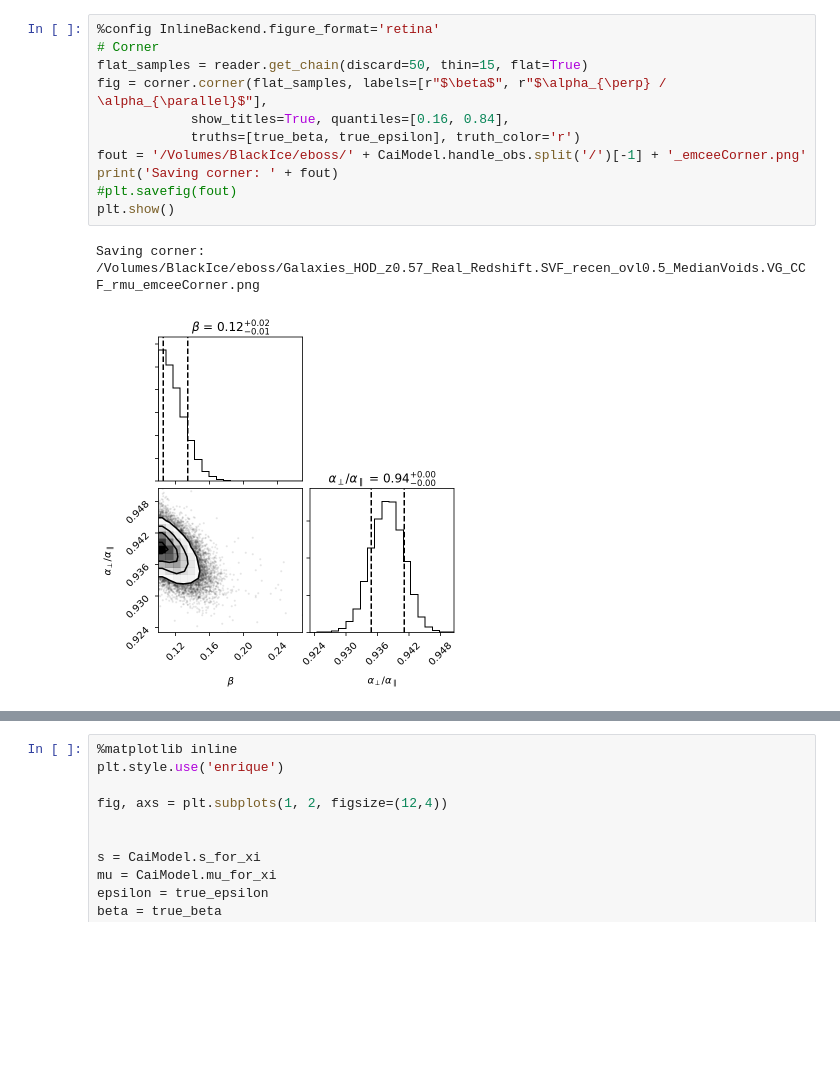
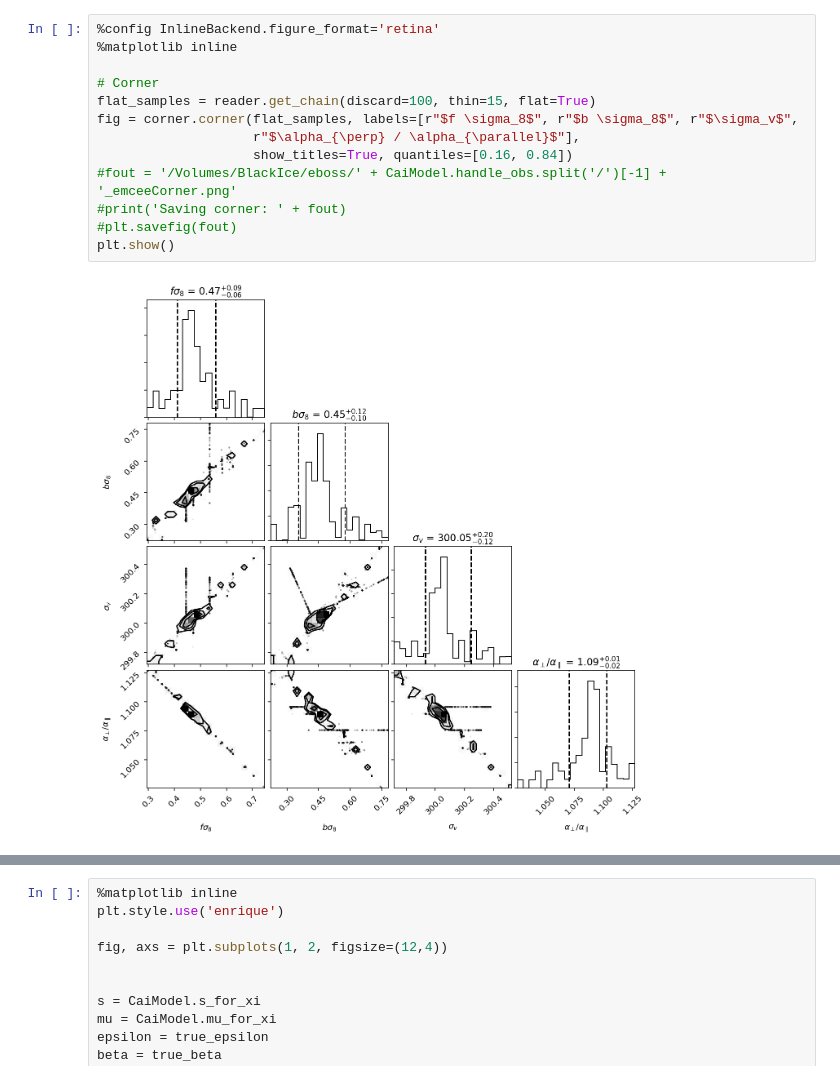
Before and after one commit to epaillas/old_VoidFinder, a Jupyter notebook: plot_mcmc.ipynb, the cells around one changed output, grey strips where cells are left out. Cells and saved outputs as stored; diff of their text form; blank space fills up the shorter version.

```diff
--- a/plot_mcmc.ipynb
+++ b/plot_mcmc.ipynb
@@ -83,14 +85,15 @@ true_epsilon: 1
 # %%
 %config InlineBackend.figure_format='retina'
+%matplotlib inline
+
 # Corner
-flat_samples = reader.get_chain(discard=50, thin=15, flat=True)
-fig = corner.corner(flat_samples, labels=[r"$\beta$", r"$\alpha_{\perp} / \alpha_{\parallel}$"],
-            show_titles=True, quantiles=[0.16, 0.84],
-            truths=[true_beta, true_epsilon], truth_color='r')
-fout = '/Volumes/BlackIce/eboss/' + CaiModel.handle_obs.split('/')[-1] + '_emceeCorner.png'
-print('Saving corner: ' + fout)
+flat_samples = reader.get_chain(discard=100, thin=15, flat=True)
+fig = corner.corner(flat_samples, labels=[r"$f \sigma_8$", r"$b \sigma_8$", r"$\sigma_v$",
+                    r"$\alpha_{\perp} / \alpha_{\parallel}$"],
+                    show_titles=True, quantiles=[0.16, 0.84])
+#fout = '/Volumes/BlackIce/eboss/' + CaiModel.handle_obs.split('/')[-1] + '_emceeCorner.png'
+#print('Saving corner: ' + fout)
 #plt.savefig(fout)
 plt.show()
 # %% [output]
-Saving corner: /Volumes/BlackIce/eboss/Galaxies_HOD_z0.57_Real_Redshift.SVF_recen_ovl0.5_MedianVoids.VG_CCF_rmu_emceeCorner.png
-[figure, old version]
+[figure, new version]
```
Also changed, not shown: parts of 4 cells of this notebook, 1 other file.
